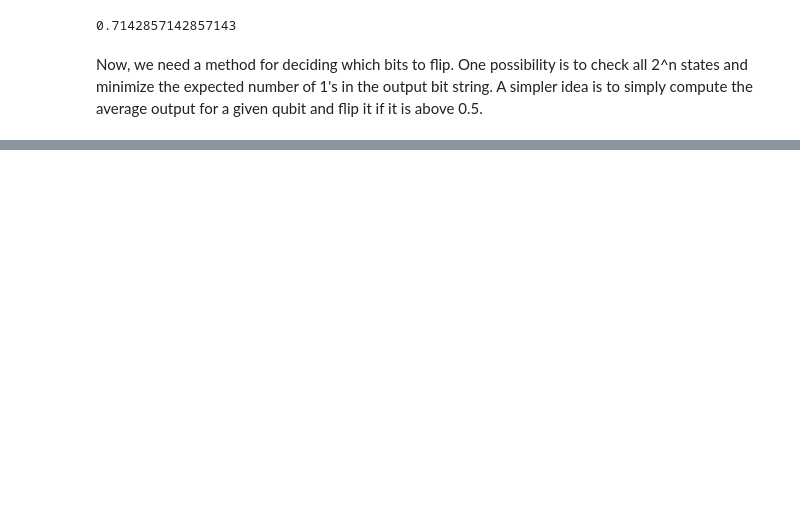
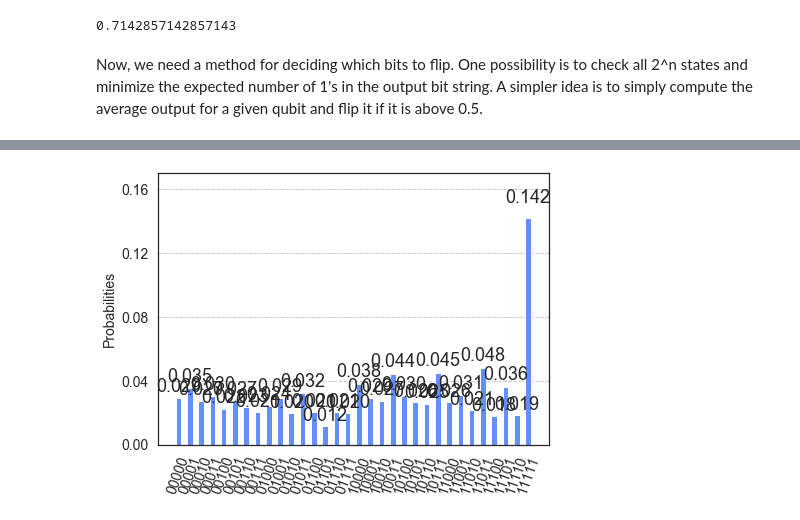
Before and after one commit to LBNL-HEP-QIS/ReadoutRebalancing, a Jupyter notebook: TestRebalancing.ipynb, the cells around one changed output, grey strips where cells are left out. Drawn from its saved outputs; the diff is of its cells as text; code cells hidden in the pictures; blank space fills up the shorter version.

```diff
--- a/TestRebalancing.ipynb
+++ b/TestRebalancing.ipynb
@@ -784,0 +842,19 @@ on i= 99
+# %%
+# This is a special measure function that allows us to simultaneously measure multiple qubits at the same time.
+measure2_r = Instruction("measure", n, n, [])
+
+grover_noisy = Grover.construct_circuit(G, measurement = False)
+cr = ClassicalRegister(n)
+grover_noisy.add_register(cr)
+grover_noisy.append(measure2_r, [0,1,2,3,4],[0,1,2,3,4])
+
+c_r = ReadoutError(mynoise_r)
+noise_model_r = noise.NoiseModel()
+noise_model_r.add_readout_error(c_r,nqubitarray_r)
+
+job = execute(grover_noisy, backend, noise_model = noise_model_r)
+results = job.result()
+counts = results.get_counts()
+plot_histogram(counts)
+# %% [output]
+[figure, added]
```
Also changed, not shown: parts of 35 cells of this notebook.
